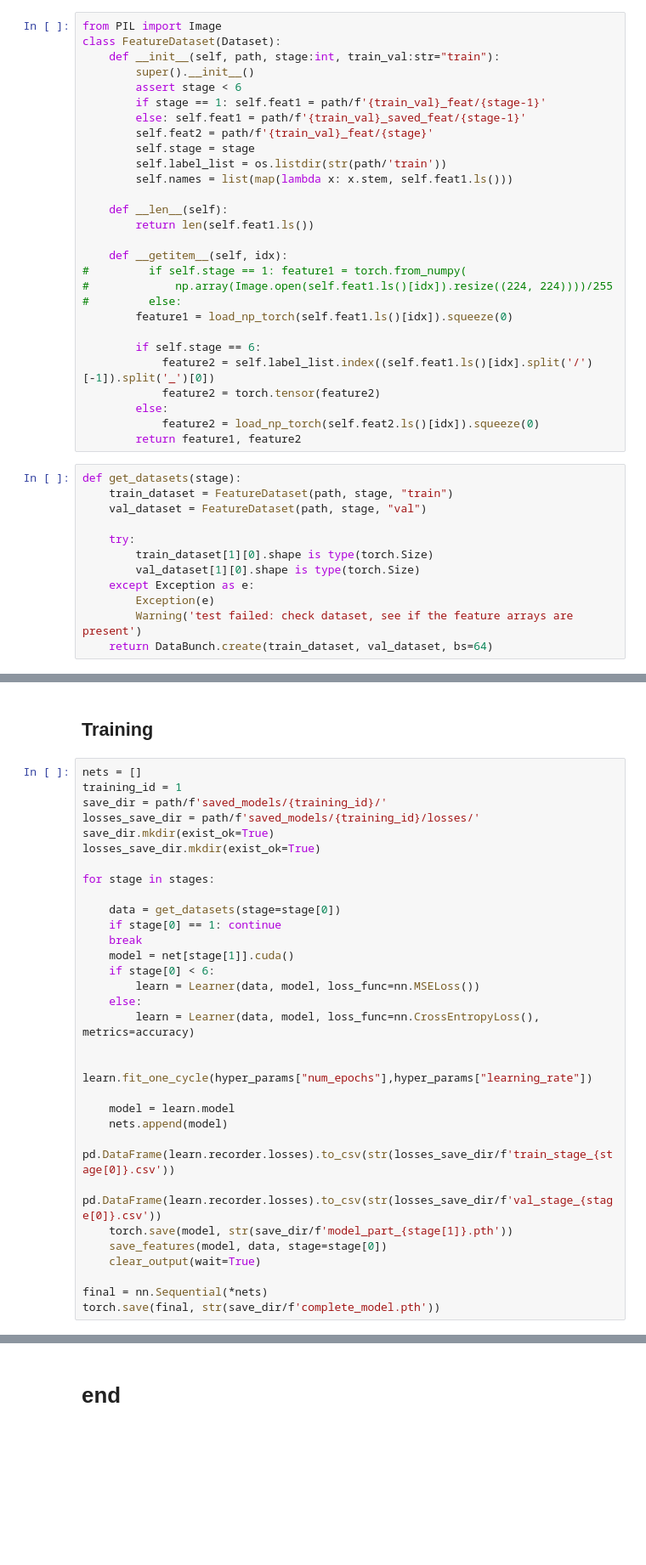
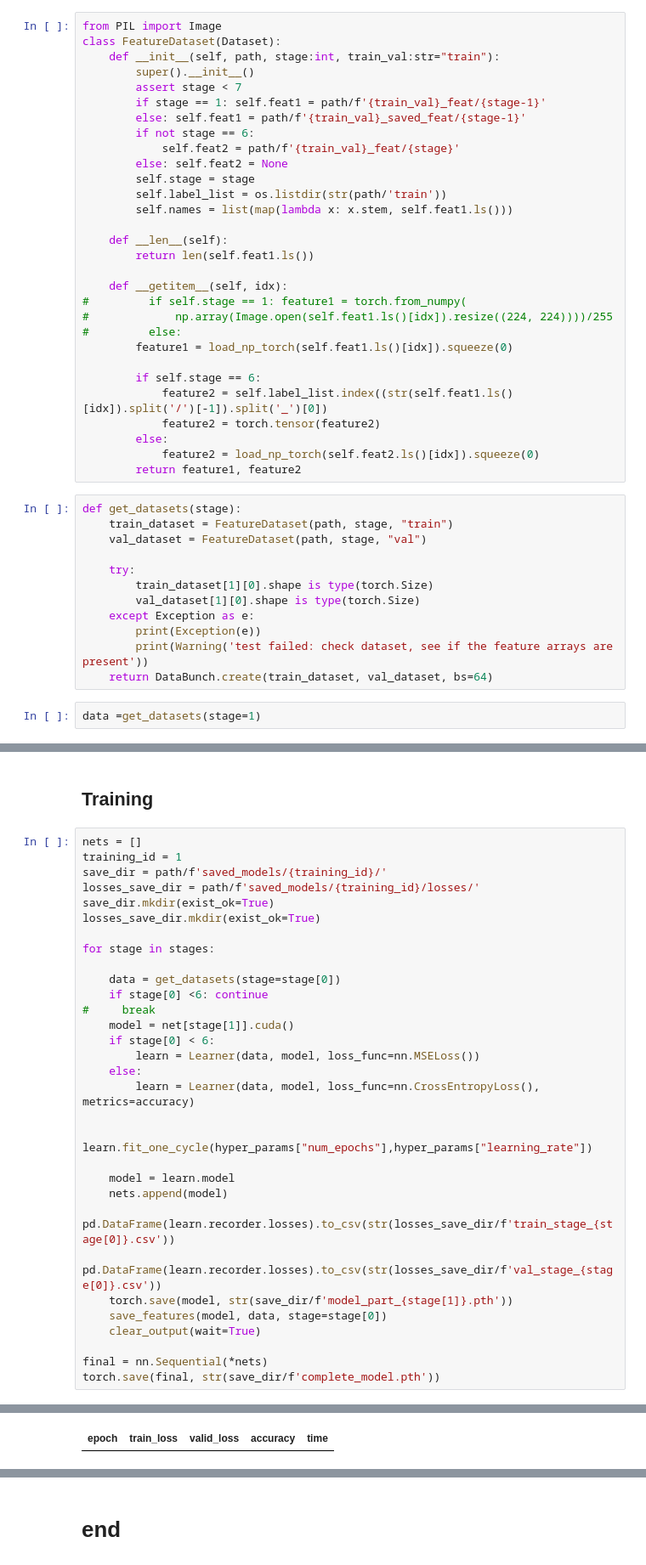
Before and after one commit to IvLabs/stagewise-knowledge-distillation, a Jupyter notebook: notebooks/saved_feature_training.ipynb, the cells around one changed output, grey strips where cells are left out. Shown at 85% size. Drawn from its saved outputs; the diff is of its cells as text; blank space fills up the shorter version.

Commit message:
fixed issue with number of stages

```diff
--- a/notebooks/saved_feature_training.ipynb
+++ b/notebooks/saved_feature_training.ipynb
@@ -65,10 +65,12 @@ from PIL import Image
 class FeatureDataset(Dataset):
     def __init__(self, path, stage:int, train_val:str="train"):
         super().__init__()
-        assert stage < 6
+        assert stage < 7
         if stage == 1: self.feat1 = path/f'{train_val}_feat/{stage-1}'
         else: self.feat1 = path/f'{train_val}_saved_feat/{stage-1}'
-        self.feat2 = path/f'{train_val}_feat/{stage}'
+        if not stage == 6:
+            self.feat2 = path/f'{train_val}_feat/{stage}'
+        else: self.feat2 = None
         self.stage = stage
         self.label_list = os.listdir(str(path/'train'))
         self.names = list(map(lambda x: x.stem, self.feat1.ls()))
@@ -83,7 +85,7 @@ class FeatureDataset(Dataset):
         feature1 = load_np_torch(self.feat1.ls()[idx]).squeeze(0)
 
         if self.stage == 6:
-            feature2 = self.label_list.index((self.feat1.ls()[idx].split('/')[-1]).split('_')[0])
+            feature2 = self.label_list.index((str(self.feat1.ls()[idx]).split('/')[-1]).split('_')[0])
             feature2 = torch.tensor(feature2)
         else:
             feature2 = load_np_torch(self.feat2.ls()[idx]).squeeze(0)
@@ -97,6 +99,8 @@ def get_datasets(stage):
         train_dataset[1][0].shape is type(torch.Size)
         val_dataset[1][0].shape is type(torch.Size)
     except Exception as e:
-        Exception(e)
-        Warning('test failed: check dataset, see if the feature arrays are present')
+        print(Exception(e))
+        print(Warning('test failed: check dataset, see if the feature arrays are present'))
     return DataBunch.create(train_dataset, val_dataset, bs=64)
+# %%
+data =get_datasets(stage=1)
@@ -149,8 +157,8 @@ losses_save_dir.mkdir(exist_ok=True)
 for stage in stages:
 
     data = get_datasets(stage=stage[0])
-    if stage[0] == 1: continue
-    break
+    if stage[0] <6: continue
+#     break
     model = net[stage[1]].cuda()
     if stage[0] < 6:
         learn = Learner(data, model, loss_func=nn.MSELoss())
@@ -169,3 +177,4 @@ for stage in stages:
 
 final = nn.Sequential(*nets)
 torch.save(final, str(save_dir/f'complete_model.pth'))
+# %% [output]
@@ -171,0 +182 @@ torch.save(final, str(save_dir/f'complete_model.pth'))
+| epoch | train_loss | valid_loss | accuracy | time |
```
Also changed, not shown: parts of 2 cells of this notebook.
